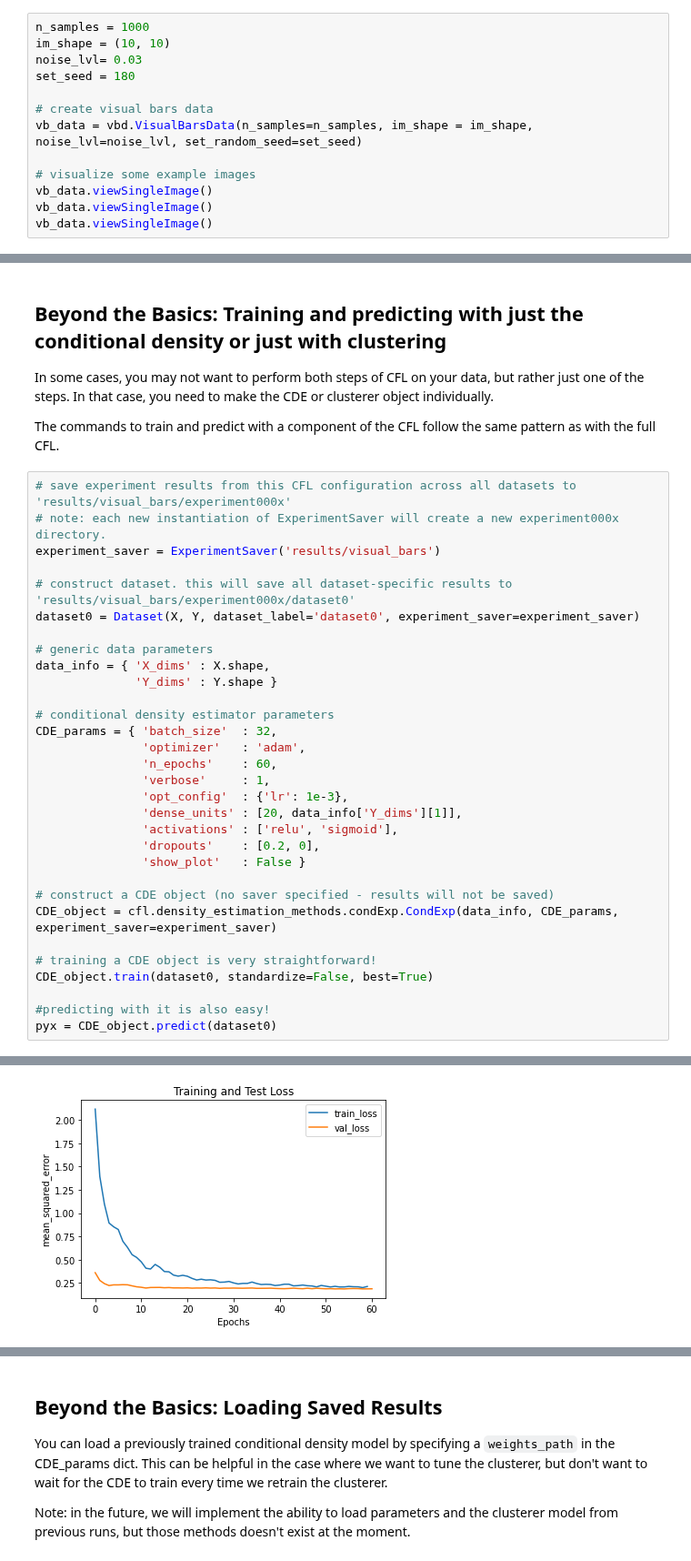
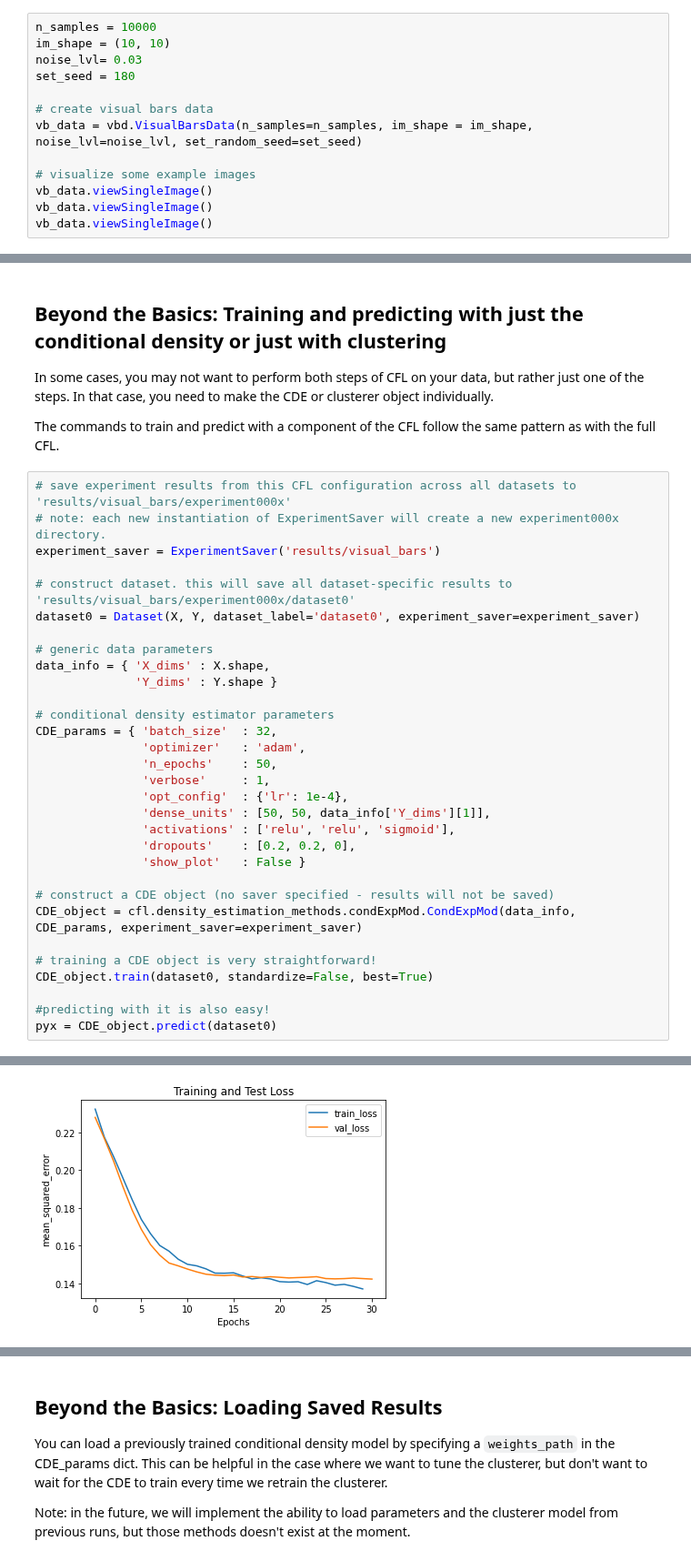
Before and after one commit to eberharf/cfl, a Jupyter notebook: quick_start_guide.ipynb, the cells around one changed output, grey strips where cells are left out. Shown at 91% size. Drawn from its saved outputs; the diff is of its cells as text.

```diff
--- a/quick_start_guide.ipynb
+++ b/quick_start_guide.ipynb
@@ -88,7 +88,7 @@ import visual_bars_test.generate_visual_bars_data as vbd
 # %% [markdown]
 In order to generate visual bars data, we set the number of images we want to generate (`n_samples`), the size of each image in pixels (`im_shape`), and the intensity of random noise in the image (`noise_lvl`). To have reproducible results, we also will set a random seed.
 # %%
-n_samples = 1000
+n_samples = 10000
 im_shape = (10, 10)
 noise_lvl= 0.03
 set_seed = 180
@@ -262,16 +261,16 @@ data_info = { 'X_dims' : X.shape,
 # conditional density estimator parameters
 CDE_params = { 'batch_size'  : 32,
                'optimizer'   : 'adam',
-               'n_epochs'    : 60,
+               'n_epochs'    : 50,
                'verbose'     : 1,
-               'opt_config'  : {'lr': 1e-3},
-               'dense_units' : [20, data_info['Y_dims'][1]],
-               'activations' : ['relu', 'sigmoid'],
-               'dropouts'    : [0.2, 0],
+               'opt_config'  : {'lr': 1e-4},
+               'dense_units' : [50, 50, data_info['Y_dims'][1]],
+               'activations' : ['relu', 'relu', 'sigmoid'],
+               'dropouts'    : [0.2, 0.2, 0],
                'show_plot'   : False }
 
 # construct a CDE object (no saver specified - results will not be saved)
-CDE_object = cfl.density_estimation_methods.condExp.CondExp(data_info, CDE_params, experiment_saver=experiment_saver)
+CDE_object = cfl.density_estimation_methods.condExpMod.CondExpMod(data_info, CDE_params, experiment_saver=experiment_saver)
 
 # training a CDE object is very straightforward!
 CDE_object.train(dataset0, standardize=False, best=True)
@@ -299 +298 @@ Epoch 60/60
-[figure, old version]
+[figure, new version]
```
Also changed, not shown: parts of 14 cells of this notebook.
